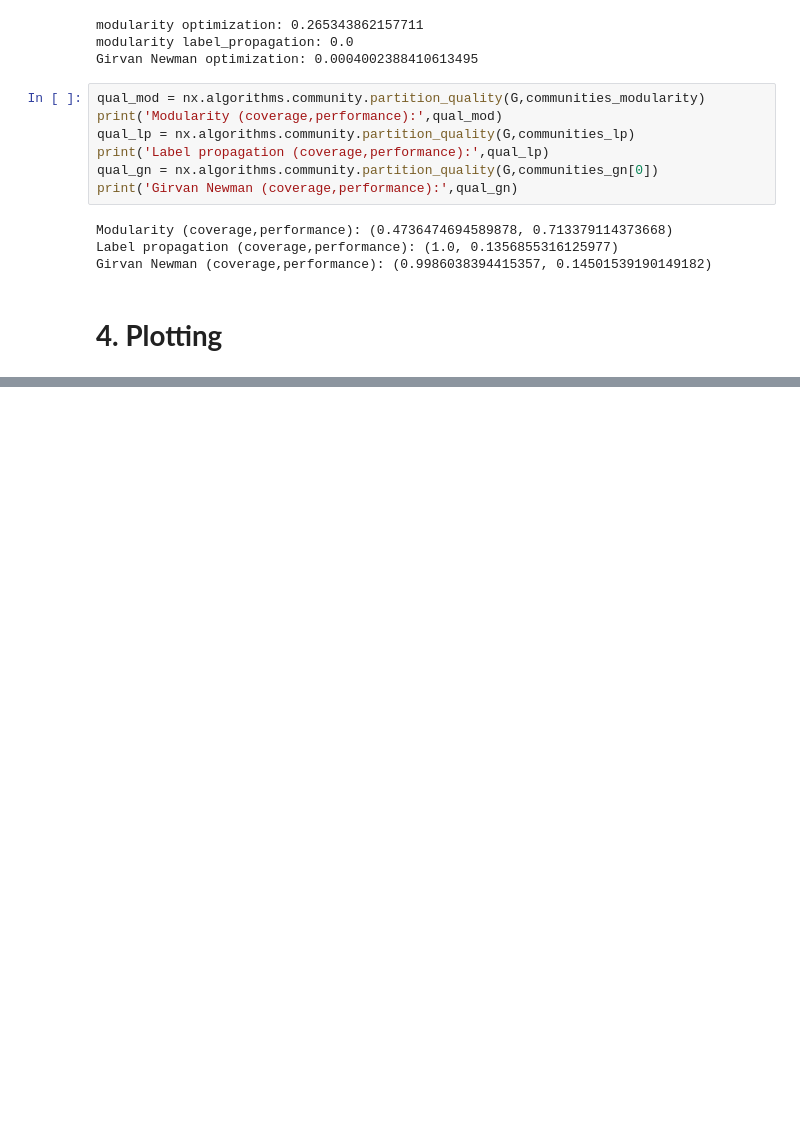
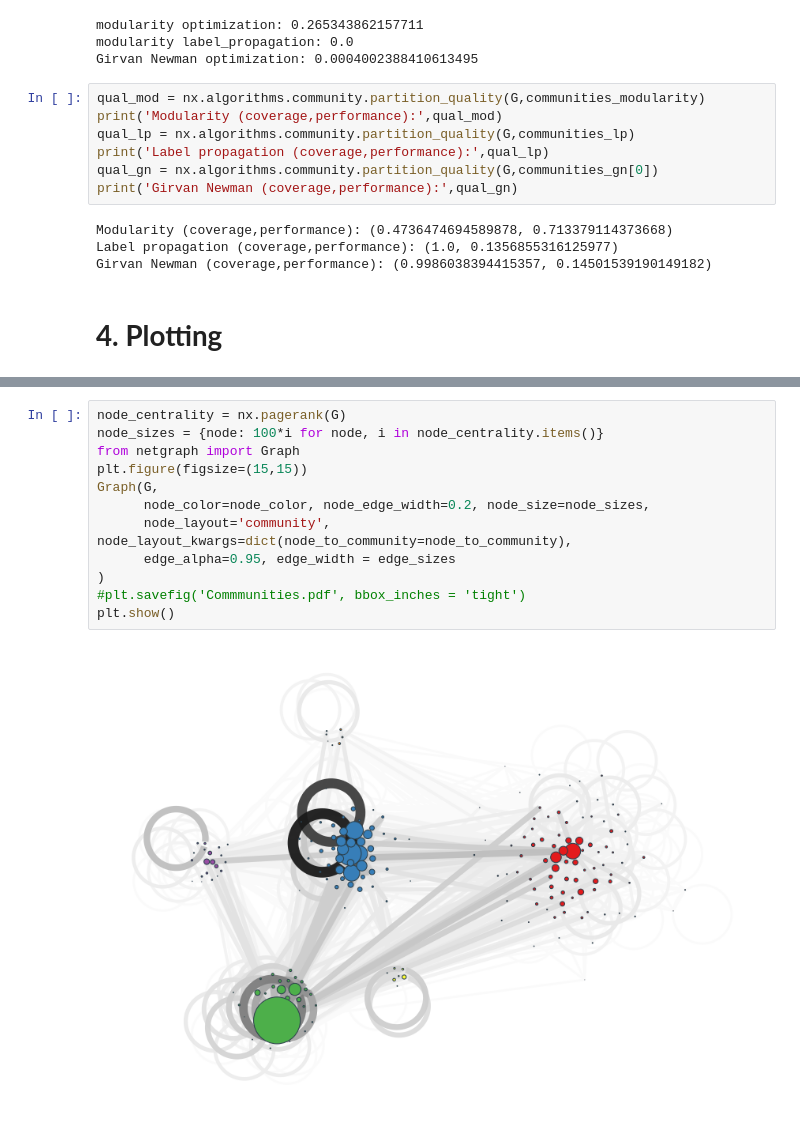
Before and after one commit to AdrianNadalRosa/Collective-Firing-in-Neurons, a Jupyter notebook: CN_FacultyHiring.ipynb, the cells around one changed output, grey strips where cells are left out. Drawn from its saved outputs; the diff is of its cells as text; blank space fills up the shorter version.

```diff
--- a/CN_FacultyHiring.ipynb
+++ b/CN_FacultyHiring.ipynb
@@ -562,0 +715,14 @@ Girvan Newman (coverage,performance): (0.9986038394415357, 0.14501539190149182)
+# %%
+node_centrality = nx.pagerank(G)
+node_sizes = {node: 100*i for node, i in node_centrality.items()}
+from netgraph import Graph
+plt.figure(figsize=(15,15))
+Graph(G,
+      node_color=node_color, node_edge_width=0.2, node_size=node_sizes,
+      node_layout='community', node_layout_kwargs=dict(node_to_community=node_to_community),
+      edge_alpha=0.95, edge_width = edge_sizes
+)
+#plt.savefig('Commmunities.pdf', bbox_inches = 'tight')
+plt.show()
+# %% [output]
+[figure, added]
```
Also changed, not shown: parts of 29 cells of this notebook.
